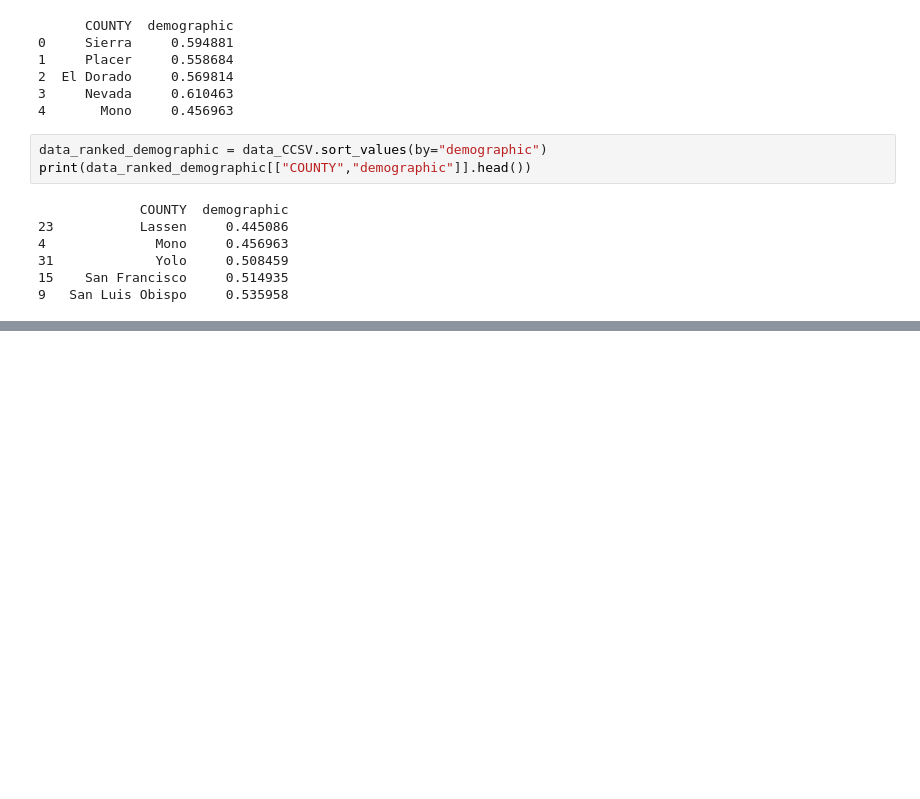
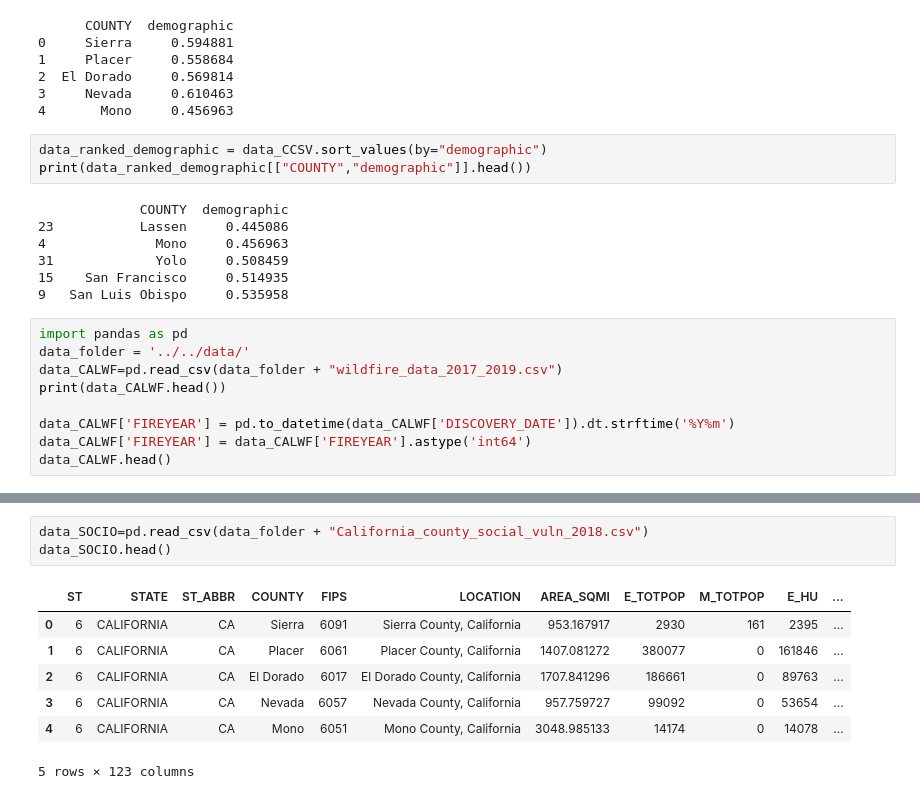
Before and after one commit to birlaaishwarya11/healthinclimate, a Jupyter notebook: src/notebooks/data_cleaning.ipynb, the cells around one changed output, grey strips where cells are left out. Saved outputs shown, nothing was run; the diff lists cells and outputs as text; blank space fills up the shorter version.

Commit message:
Data cleaning

```diff
--- a/src/notebooks/data_cleaning.ipynb
+++ b/src/notebooks/data_cleaning.ipynb
@@ -107,3 +107,12 @@ print(data_ranked_demographic[["COUNTY","demographic"]].head())
 31             Yolo     0.508459
 15    San Francisco     0.514935
 9   San Luis Obispo     0.535958
+# %%
+import pandas as pd
+data_folder = '../../data/'
+data_CALWF=pd.read_csv(data_folder + "wildfire_data_2017_2019.csv")
+print(data_CALWF.head())
+
+data_CALWF['FIREYEAR'] = pd.to_datetime(data_CALWF['DISCOVERY_DATE']).dt.strftime('%Y%m')
+data_CALWF['FIREYEAR'] = data_CALWF['FIREYEAR'].astype('int64')
+data_CALWF.head()
@@ -109,0 +161,11 @@ print(data_ranked_demographic[["COUNTY","demographic"]].head())
+# %%
+data_SOCIO=pd.read_csv(data_folder + "California_county_social_vuln_2018.csv")
+data_SOCIO.head()
+# %% [output]
+|  | ST | STATE | ST_ABBR | COUNTY | FIPS | LOCATION | AREA_SQMI | E_TOTPOP | M_TOTPOP | E_HU | ... |
+| 0 | 6 | CALIFORNIA | CA | Sierra | 6091 | Sierra County, California | 953.167917 | 2930 | 161 | 2395 | ... |
+| 1 | 6 | CALIFORNIA | CA | Placer | 6061 | Placer County, California | 1407.081272 | 380077 | 0 | 161846 | ... |
+| 2 | 6 | CALIFORNIA | CA | El Dorado | 6017 | El Dorado County, California | 1707.841296 | 186661 | 0 | 89763 | ... |
+| 3 | 6 | CALIFORNIA | CA | Nevada | 6057 | Nevada County, California | 957.759727 | 99092 | 0 | 53654 | ... |
+| 4 | 6 | CALIFORNIA | CA | Mono | 6051 | Mono County, California | 3048.985133 | 14174 | 0 | 14078 | ... |
+5 rows × 123 columns
```
Also changed, not shown: parts of 6 cells of this notebook.
